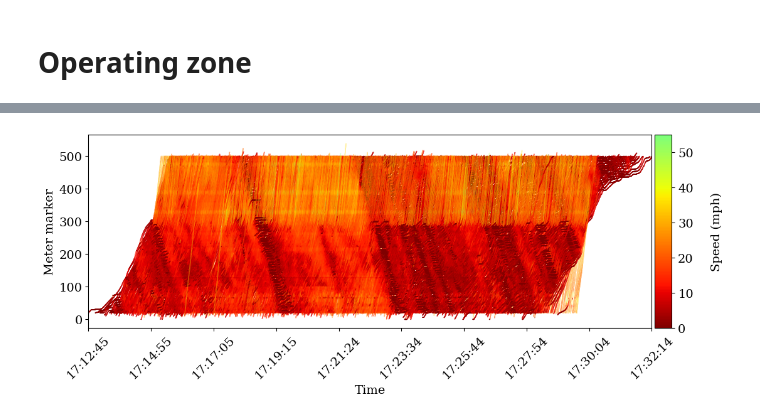
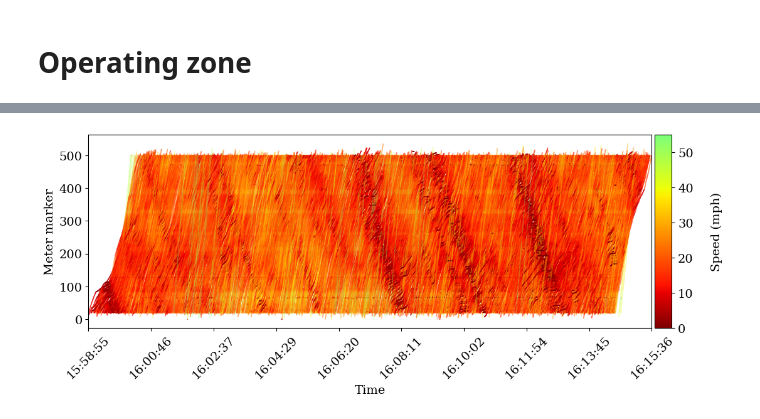
Before and after one commit to Summer-916/Summer-Project, a Jupyter notebook: Data diagram for NGSIM data/T-X-V Total diagram main.ipynb, the cells around one changed output, grey strips where cells are left out. Saved outputs shown, nothing was run; the diff lists cells and outputs as text; code cells hidden in the pictures.

```diff
--- a/Data diagram for NGSIM data/T-X-V Total diagram main.ipynb
+++ b/Data diagram for NGSIM data/T-X-V Total diagram main.ipynb
@@ -56,7 +56,10 @@ def setup_plot():
 # %% [markdown]
 # Operating zone
 # %%
-input_file = 'trajectories-0515-0530.json'
+# 乱序引入库
+import random
+
+input_file = 'trajectories-0400-0415.json'
 
 # Set environment
 fig, ax, cmap, cax = setup_plot()
@@ -65,15 +68,38 @@ fig, ax, cmap, cax = setup_plot()
 t = time.time()
 i = 0
 all_timestamps = []  # 用于收集所有时间戳
+
+# 乱序收集数据
+records = []
+
+# 乱序文件处理
 with open(input_file, 'r') as input_file:
     for line in input_file:
         record = json.loads(line)
-        im = plot_trajectory(record, ax, cmap, cax, all_timestamps)
-        i += 1
-        if i % 200 == 0:
-            print(f"Plotted {i} trajectories")
-        if i >= 5000:  # 控制最大绘制轨迹数
-            break
+        records.append(record)
+
+# 对列表进行乱序
+random.shuffle(records)
+
+# 乱序绘制图像
+for record in records:
+    im = plot_trajectory(record, ax, cmap, cax, all_timestamps)
+    i += 1
+    if i % 200 == 0:
+        print(f"Plotted {i} trajectories")
+    if i >= 5000:  # 控制最大绘制轨迹数
+        break
+
+# 顺序绘制方式
+# with open(input_file, 'r') as input_file:
+#     for line in input_file:
+#         record = json.loads(line)
+#         im = plot_trajectory(record, ax, cmap, cax, all_timestamps)
+#         i += 1
+#         if i % 200 == 0:
+#             print(f"Plotted {i} trajectories")
+#         if i >= 5000:  # 控制最大绘制轨迹数
+#             break
 
 print(f"Elapsed: {time.time() - t}")
 
@@ -114 +142 @@ Elapsed: 19.341384172439575
-[figure, old version]
+[figure, new version]
```
Also changed, not shown: parts of 1 cell of this notebook, 2 other files.
